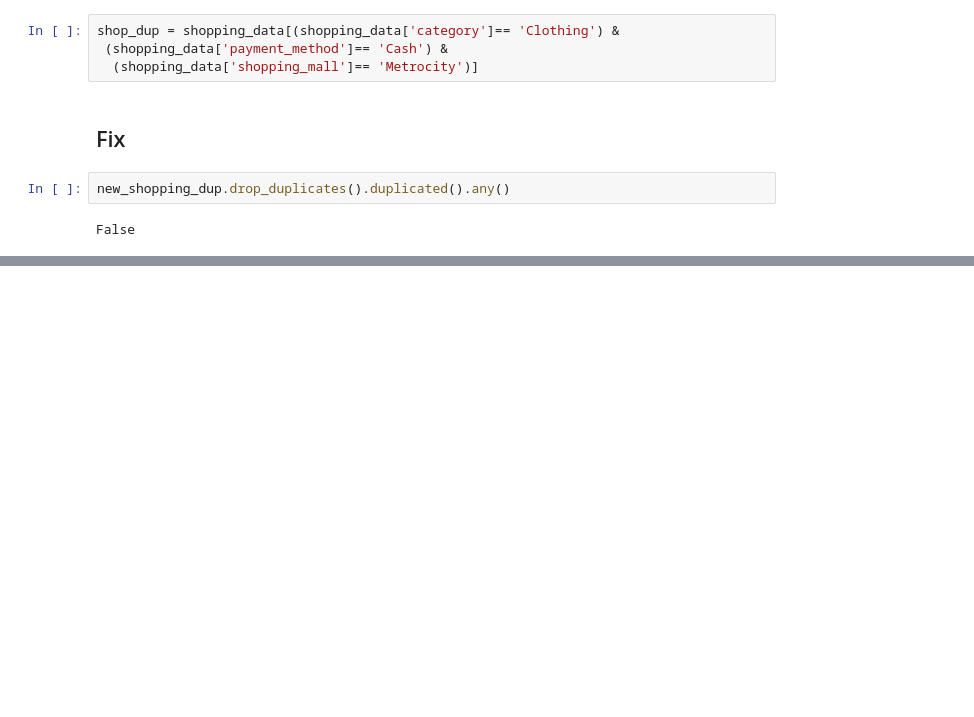
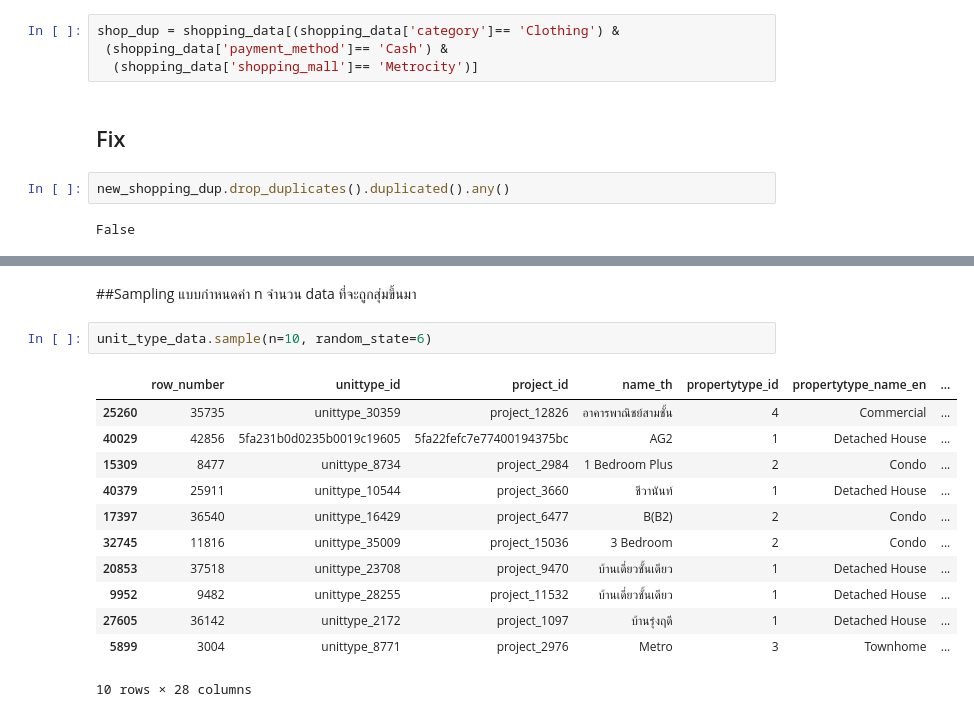
Before and after one commit to Natkitta252603/bsc_dpdm24, a Jupyter notebook: Chapter3_Data_Preprocessing.ipynb, the cells around one changed output, grey strips where cells are left out. Cells and saved outputs as stored; diff of their text form; blank space fills up the shorter version.

```diff
--- a/Chapter3_Data_Preprocessing.ipynb
+++ b/Chapter3_Data_Preprocessing.ipynb
@@ -674,0 +382,17 @@ sam_with_replc_120.shape
+# %% [markdown]
+##Sampling แบบกำหนดค่า n จำนวน data ที่จะถูกสุ่มขึ้นมา
+# %%
+unit_type_data.sample(n=10, random_state=6)
+# %% [output]
+|  | row_number | unittype_id | project_id | name_th | propertytype_id | propertytype_name_en | ... |
+| 25260 | 35735 | unittype_30359 | project_12826 | อาคารพาณิชย์สามชั้น | 4 | Commercial | ... |
+| 40029 | 42856 | 5fa231b0d0235b0019c19605 | 5fa22fefc7e77400194375bc | AG2 | 1 | Detached House | ... |
+| 15309 | 8477 | unittype_8734 | project_2984 | 1 Bedroom Plus | 2 | Condo | ... |
+| 40379 | 25911 | unittype_10544 | project_3660 | ชีวานันท์ | 1 | Detached House | ... |
+| 17397 | 36540 | unittype_16429 | project_6477 | B(B2) | 2 | Condo | ... |
+| 32745 | 11816 | unittype_35009 | project_15036 | 3 Bedroom | 2 | Condo | ... |
+| 20853 | 37518 | unittype_23708 | project_9470 | บ้านเดี่ยวชั้นเดียว | 1 | Detached House | ... |
+| 9952 | 9482 | unittype_28255 | project_11532 | บ้านเดี่ยวชั้นเดียว | 1 | Detached House | ... |
+| 27605 | 36142 | unittype_2172 | project_1097 | บ้านรุ่งฤดี | 1 | Detached House | ... |
+| 5899 | 3004 | unittype_8771 | project_2976 | Metro | 3 | Townhome | ... |
+10 rows × 28 columns
```
Also changed, not shown: parts of 69 cells of this notebook.
